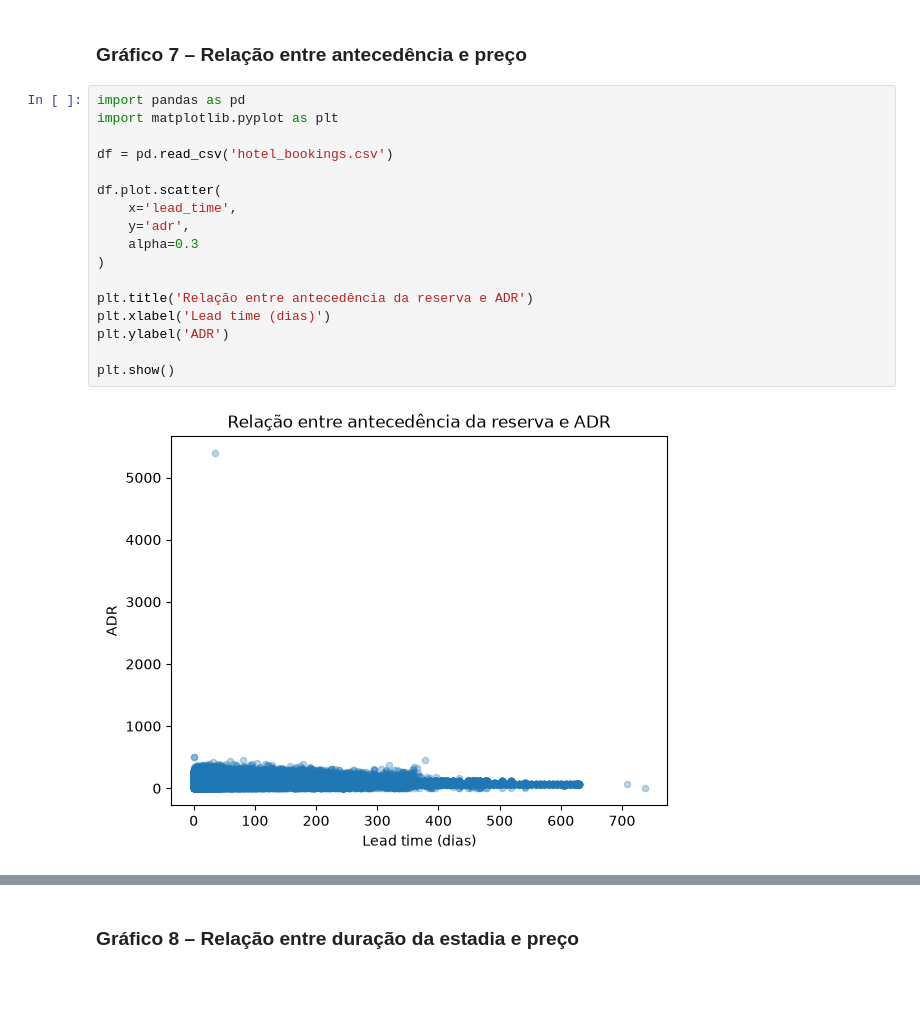
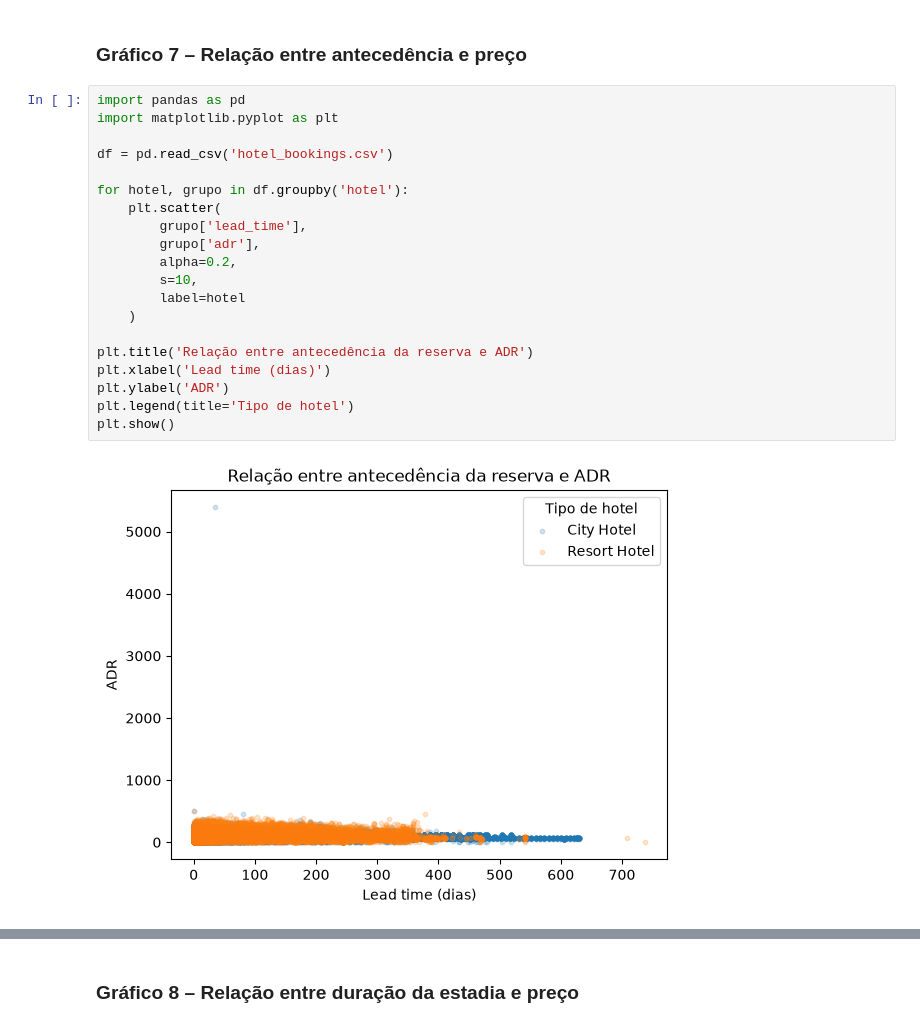
Before and after one commit to RewelliOliveira/data-mine-booking, a Jupyter notebook: Atividade 1/AtividadeMD.ipynb, the cells around one changed output, grey strips where cells are left out. Drawn from its saved outputs; the diff is of its cells as text; blank space fills up the shorter version.

```diff
--- a/Atividade 1/AtividadeMD.ipynb
+++ b/Atividade 1/AtividadeMD.ipynb
@@ -484,19 +484,22 @@ Resposta: Nos meses de maior demanda, os hotéis podem aumentar a capacidade ope
 # %%
 import pandas as pd
 import matplotlib.pyplot as plt
 
 df = pd.read_csv('hotel_bookings.csv')
 
-df.plot.scatter(
-    x='lead_time',
-    y='adr',
-    alpha=0.3
-)
+for hotel, grupo in df.groupby('hotel'):
+    plt.scatter(
+        grupo['lead_time'],
+        grupo['adr'],
+        alpha=0.2,
+        s=10,
+        label=hotel
+    )
 
 plt.title('Relação entre antecedência da reserva e ADR')
 plt.xlabel('Lead time (dias)')
 plt.ylabel('ADR')
-
+plt.legend(title='Tipo de hotel')
 plt.show()
 # %% [output]
-[figure, old version]
+[figure, new version]
```
Also changed, not shown: parts of 1 cell of this notebook.
